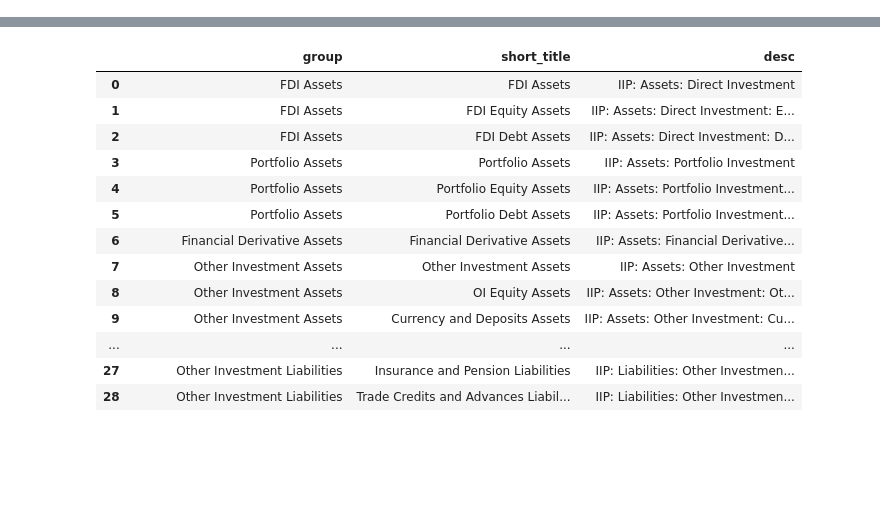
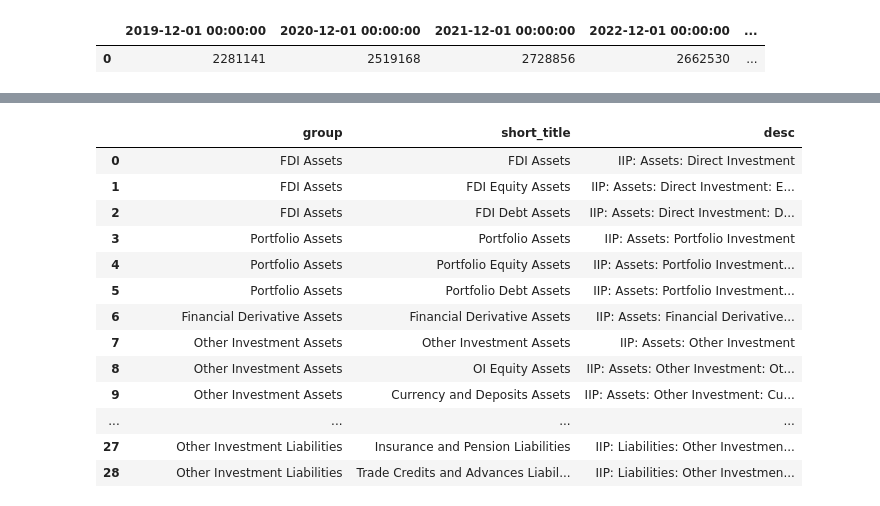
Before and after one commit to aizudeen11/cfm-nlp, a Jupyter notebook: to_gsheet/main.ipynb, the cells around one changed output, grey strips where cells are left out. Drawn from its saved outputs; the diff is of its cells as text; code cells hidden in the pictures; blank space fills up the shorter version.

```diff
--- a/to_gsheet/main.ipynb
+++ b/to_gsheet/main.ipynb
@@ -153,0 +217,24 @@ df_temp_col_1
+# %%
+tw_col1 = df_all_annual_2.columns[4:][~df_all_annual_2.columns[4:].isin(df_tw.columns[4:])]
+tw_col2 = {x.year:x for x in df_tw.columns[4:]}
+
+for x in tw_col1:
+    year = x.year
+    if year in list(tw_col2.keys()):
+        df_tw[x] = tw_col2[year]
+    else:
+        df_tw[x] = None
+df_tw[df_tw.columns[4:12]][(df_tw['Type'] == 'IIP: Assets')]
+
+# df_tw.loc[:,tw_col1] = None
+# df_tw = df_tw[df_tw.columns[:4].to_list() +df_tw.columns[4:].sort_values().to_list()]
+# df_tw
+# df_temp_col_1.drop(index=tw_index.index.to_list(), inplace=True)
+# df_temp_col_1 = pd.concat([df_temp_col_1, tw_index], axis = 0)
+
+# df_temp_col_1.sort_values(by=['Type', 'Region'], inplace=True)
+# df_temp_col_1.reset_index(drop=True, inplace=True)
+# df_temp_col_1
+# %% [output]
+|  | 2019-12-01 00:00:00 | 2020-12-01 00:00:00 | 2021-12-01 00:00:00 | 2022-12-01 00:00:00 | ... |
+| 0 | 2281141 | 2519168 | 2728856 | 2662530 | ... |
```
Also changed, not shown: parts of 9 cells of this notebook, 1 other file.
